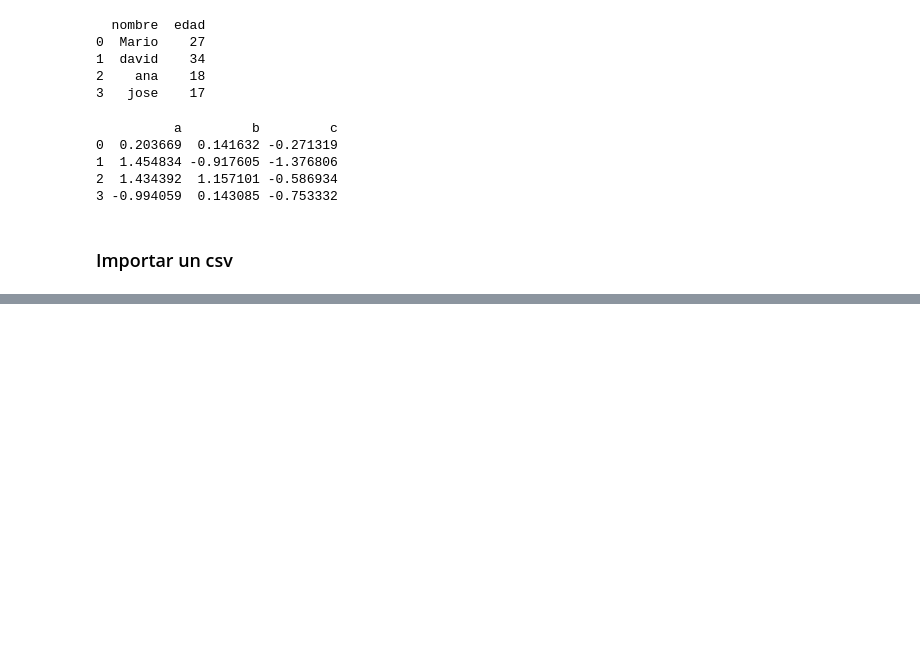
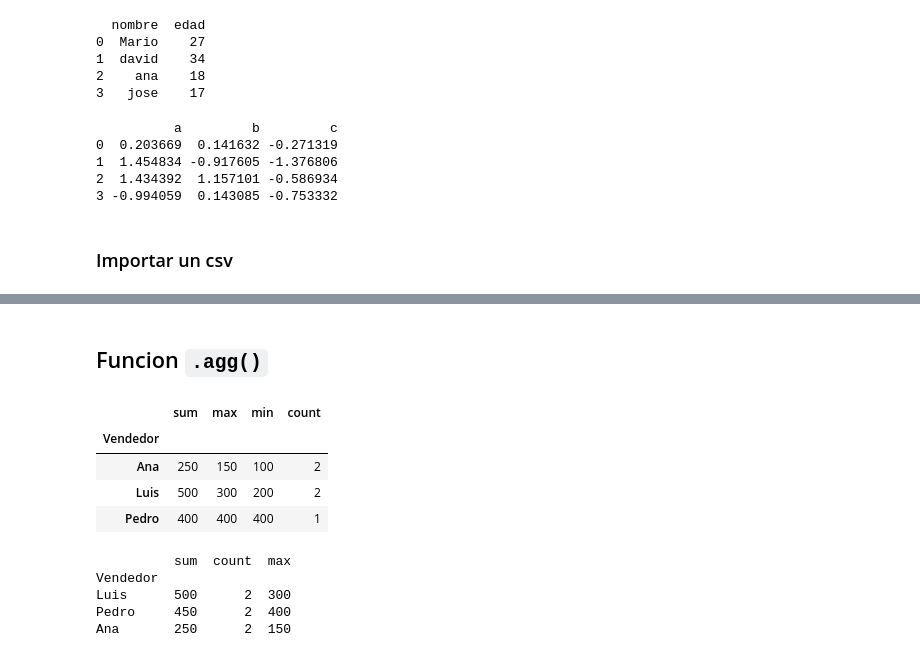
Before and after one commit to Mons12231/AnaliticaDatosNegociosDigitales, a Jupyter notebook: 03-Tratamiento_y_exploracion_de_los_datos/02-introduccion a pandas/01-introdcuccion-pandas.ipynb, the cells around one changed output, grey strips where cells are left out. Cells and saved outputs as stored; diff of their text form; code cells hidden in the pictures; blank space fills up the shorter version.

Commit message:
logro: transformacion de DataFrames terminado

```diff
--- a/prueba_pandas.ipynb
+++ b/03-Tratamiento_y_exploracion_de_los_datos/02-introduccion a pandas/01-introdcuccion-pandas.ipynb
@@ -319,0 +371,11 @@ Ultimas filas del DataFrame:
+# %%
+datos = {
+    "Vendedor": ["Ana", "Luis", "Ana", "Luis", "Pedro"],
+    "Ventas": [100, 200, 150, 300, 400]
+}
+
+df = pd.DataFrame(datos)
+
+# Agrupar por vendedor y sumar las ventas
+df_group = df.groupby("Vendedor")["Ventas"].sum()
+print(df_group)
@@ -319,0 +395,32 @@ Ultimas filas del DataFrame:
+# %% [markdown]
+## Funcion `.agg()`
+# %%
+df.groupby("Vendedor")["Ventas"].agg(["sum", "max", "min", "count"])
+# %% [output]
+|  | sum | max | min | count |
+| Vendedor |  |  |  |  |
+| Ana | 250 | 150 | 100 | 2 |
+| Luis | 500 | 300 | 200 | 2 |
+| Pedro | 400 | 400 | 400 | 1 |
+# %%
+#  Ejemplo combinado: orden + agrupación
+datos = {
+    "Vendedor": ["Ana", "Luis", "Ana", "Luis", "Pedro", "Pedro"],
+    "Ventas": [100, 200, 150, 300, 400, 50]
+}
+
+df = pd.DataFrame(datos)
+
+# Agrupar por vendedor y sumar ventas
+resumen = df.groupby("Vendedor")["Ventas"].agg(["sum", "count", "max"])
+
+# Ordenar de mayor a menor según total de ventas
+resumen_ordenado = resumen.sort_values(by="sum", ascending=False)
+
+print(resumen_ordenado)
+# %% [output]
+          sum  count  max
+Vendedor
+Luis      500      2  300
+Pedro     450      2  400
+Ana       250      2  150
```
Also changed, not shown: parts of 11 cells of this notebook, 14 other files.
